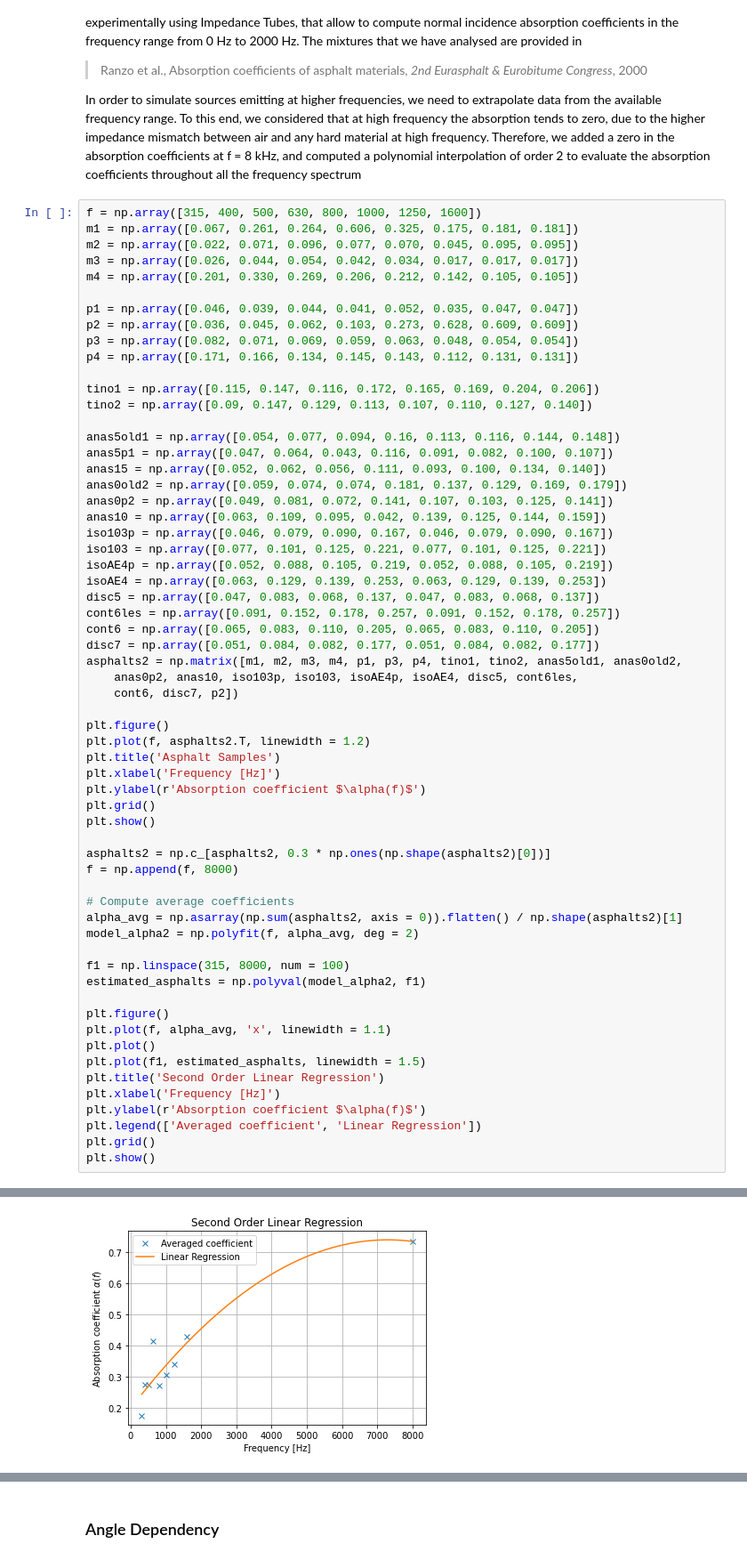
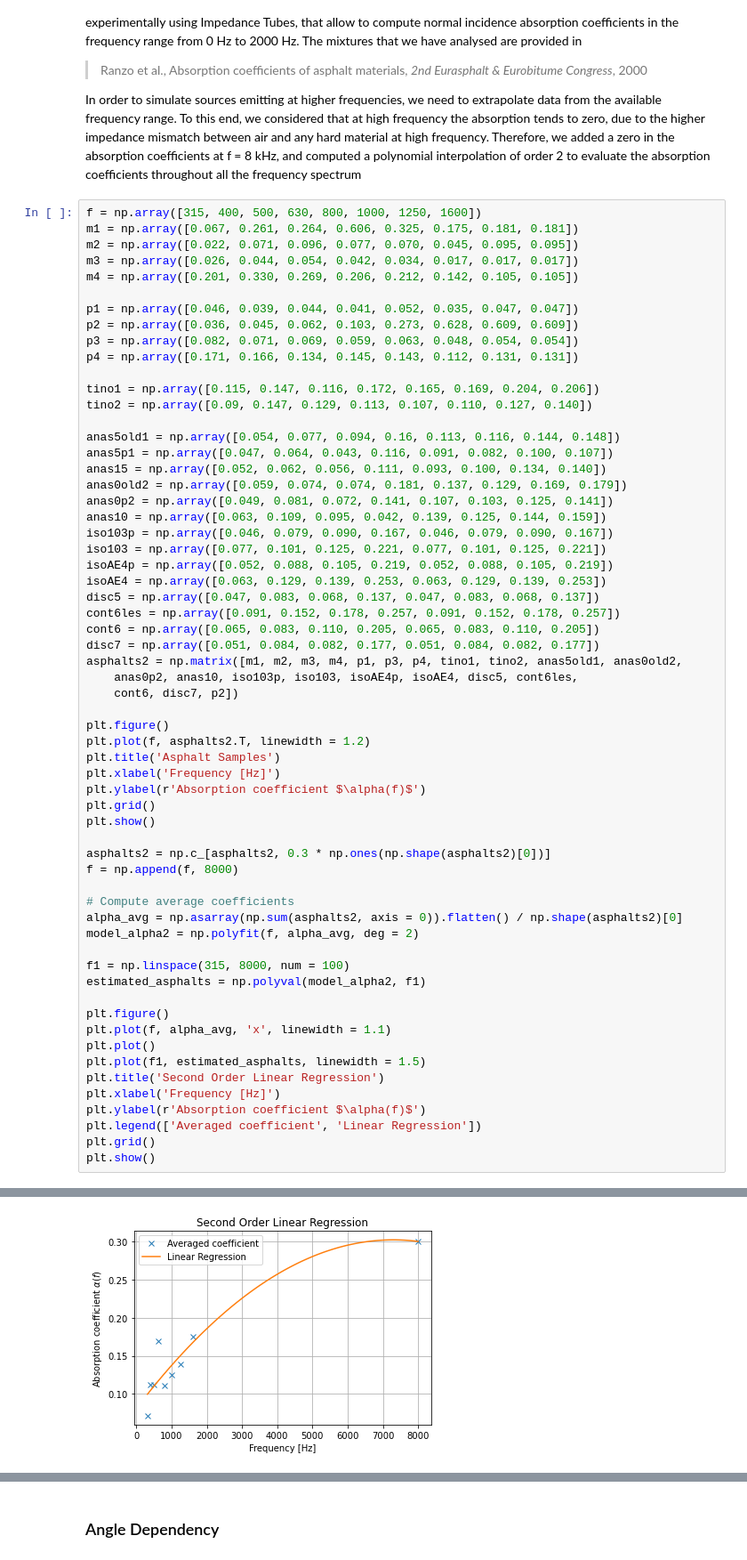
Before and after one commit to steDamiano/pyroadacoustics, a Jupyter notebook: research_notebooks/angle_dep_filter.ipynb, the cells around one changed output, grey strips where cells are left out. Shown at 89% size. Cells and saved outputs as stored; diff of their text form.

```diff
--- a/research_notebooks/angle_dep_filter.ipynb
+++ b/research_notebooks/angle_dep_filter.ipynb
@@ -48,32 +48,32 @@ asphalts2 = np.matrix([m1, m2, m3, m4, p1, p3, p4, tino1, tino2, anas5old1, anas
 
 plt.figure()
 plt.plot(f, asphalts2.T, linewidth = 1.2)
 plt.title('Asphalt Samples')
 plt.xlabel('Frequency [Hz]')
 plt.ylabel(r'Absorption coefficient $\alpha(f)$')
 plt.grid()
 plt.show()
 
 asphalts2 = np.c_[asphalts2, 0.3 * np.ones(np.shape(asphalts2)[0])]
 f = np.append(f, 8000)
 
 # Compute average coefficients
-alpha_avg = np.asarray(np.sum(asphalts2, axis = 0)).flatten() / np.shape(asphalts2)[1]
+alpha_avg = np.asarray(np.sum(asphalts2, axis = 0)).flatten() / np.shape(asphalts2)[0]
 model_alpha2 = np.polyfit(f, alpha_avg, deg = 2)
 
 f1 = np.linspace(315, 8000, num = 100)
 estimated_asphalts = np.polyval(model_alpha2, f1)
 
 plt.figure()
 plt.plot(f, alpha_avg, 'x', linewidth = 1.1)
 plt.plot()
 plt.plot(f1, estimated_asphalts, linewidth = 1.5)
 plt.title('Second Order Linear Regression')
 plt.xlabel('Frequency [Hz]')
 plt.ylabel(r'Absorption coefficient $\alpha(f)$')
 plt.legend(['Averaged coefficient', 'Linear Regression'])
 plt.grid()
 plt.show()
 # %% [output]
 [figure]
-[figure, old version]
+[figure, new version]
```
Also changed, not shown: parts of 7 cells of this notebook, 9 other files.
